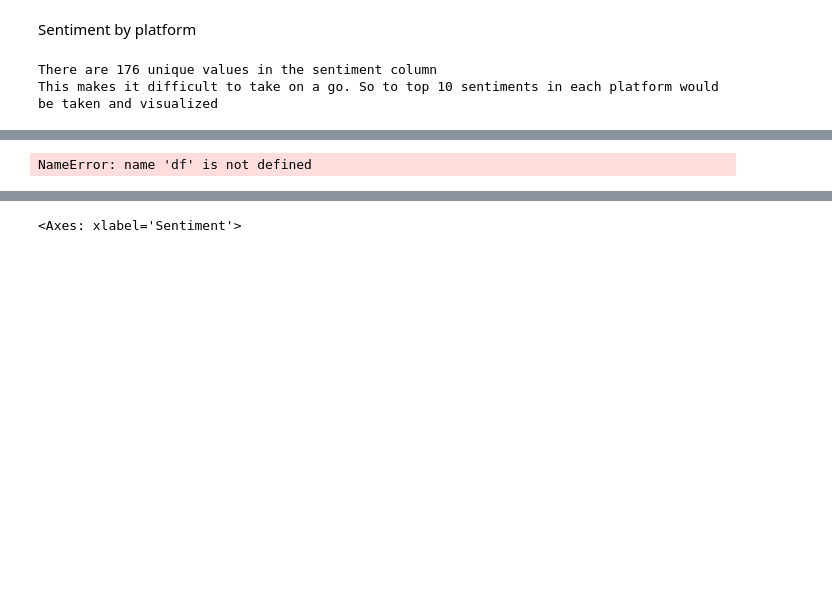
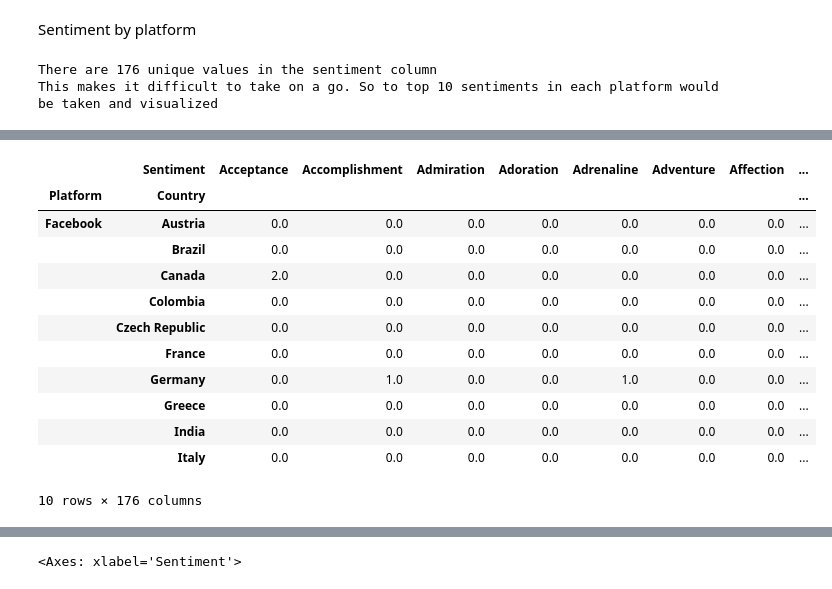
Before and after one commit to bonsoirval/portfolio, a Jupyter notebook: python/codveda/sentiments_analysis.ipynb, the cells around one changed output, grey strips where cells are left out. Saved outputs shown, nothing was run; the diff lists cells and outputs as text; code cells hidden in the pictures; blank space fills up the shorter version.

```diff
--- a/python/codveda/sentiments_analysis.ipynb
+++ b/python/codveda/sentiments_analysis.ipynb
@@ -339,8 +344,30 @@ NameError: name 'df' is not defined
 # %%
 for country in df['Country'].unique():
-    print(country)
+    # print(country)
+    pass
+
+data = {
+    'instagram' : df[df['Platform'] == 'Instagram']['Sentiment'].value_counts(ascending=False)[1:11],
+    'facebook' : df[df['Platform'] == 'Facebook']['Sentiment'].value_counts(ascending=False)[1:11],
+    'twitter' : df[df['Platform'] == 'Twitter']['Sentiment'].value_counts(ascending=False)[1:11]
+}
+platform_sentiment = pd.DataFrame(data)
+
+df.groupby(['Platform', 'Country'])['Sentiment'].value_counts().unstack().fillna(0)[1:11]
 # %% [output]
+|  | Sentiment | Acceptance | Accomplishment | Admiration | Adoration | Adrenaline | Adventure | Affection | ... |
+| Platform | Country |  |  |  |  |  |  |  | ... |
+| Facebook | Austria | 0.0 | 0.0 | 0.0 | 0.0 | 0.0 | 0.0 | 0.0 | ... |
+|  | Brazil | 0.0 | 0.0 | 0.0 | 0.0 | 0.0 | 0.0 | 0.0 | ... |
+|  | Canada | 2.0 | 0.0 | 0.0 | 0.0 | 0.0 | 0.0 | 0.0 | ... |
+|  | Colombia | 0.0 | 0.0 | 0.0 | 0.0 | 0.0 | 0.0 | 0.0 | ... |
+|  | Czech Republic | 0.0 | 0.0 | 0.0 | 0.0 | 0.0 | 0.0 | 0.0 | ... |
+|  | France | 0.0 | 0.0 | 0.0 | 0.0 | 0.0 | 0.0 | 0.0 | ... |
+|  | Germany | 0.0 | 1.0 | 0.0 | 0.0 | 1.0 | 0.0 | 0.0 | ... |
+|  | Greece | 0.0 | 0.0 | 0.0 | 0.0 | 0.0 | 0.0 | 0.0 | ... |
+|  | India | 0.0 | 0.0 | 0.0 | 0.0 | 0.0 | 0.0 | 0.0 | ... |
+|  | Italy | 0.0 | 0.0 | 0.0 | 0.0 | 0.0 | 0.0 | 0.0 | ... |
-NameError: name 'df' is not defined
+10 rows × 176 columns
 # %%
 country_sentiment = df.groupby(["Country","Sentiment"]).size().unstack().fillna(0)
 # Plot
```
Also changed, not shown: parts of 8 cells of this notebook, 1 other file.
